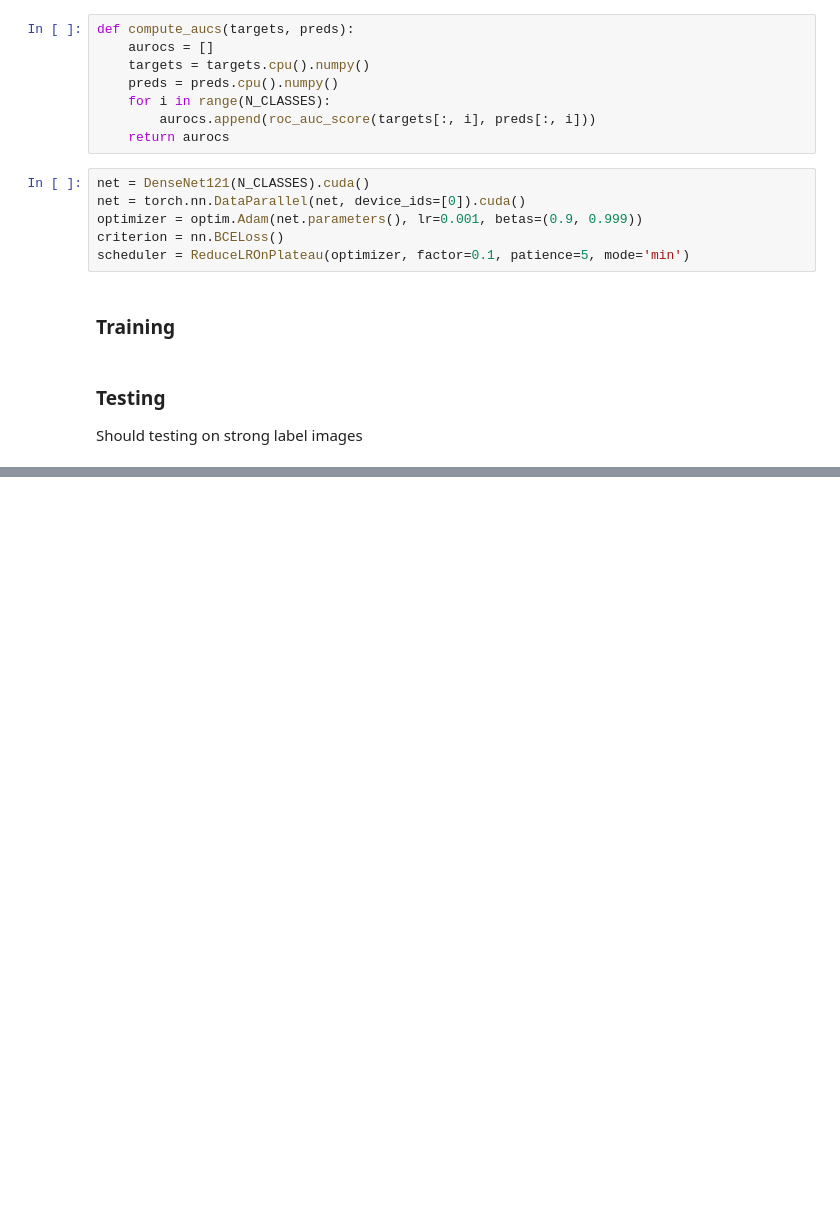
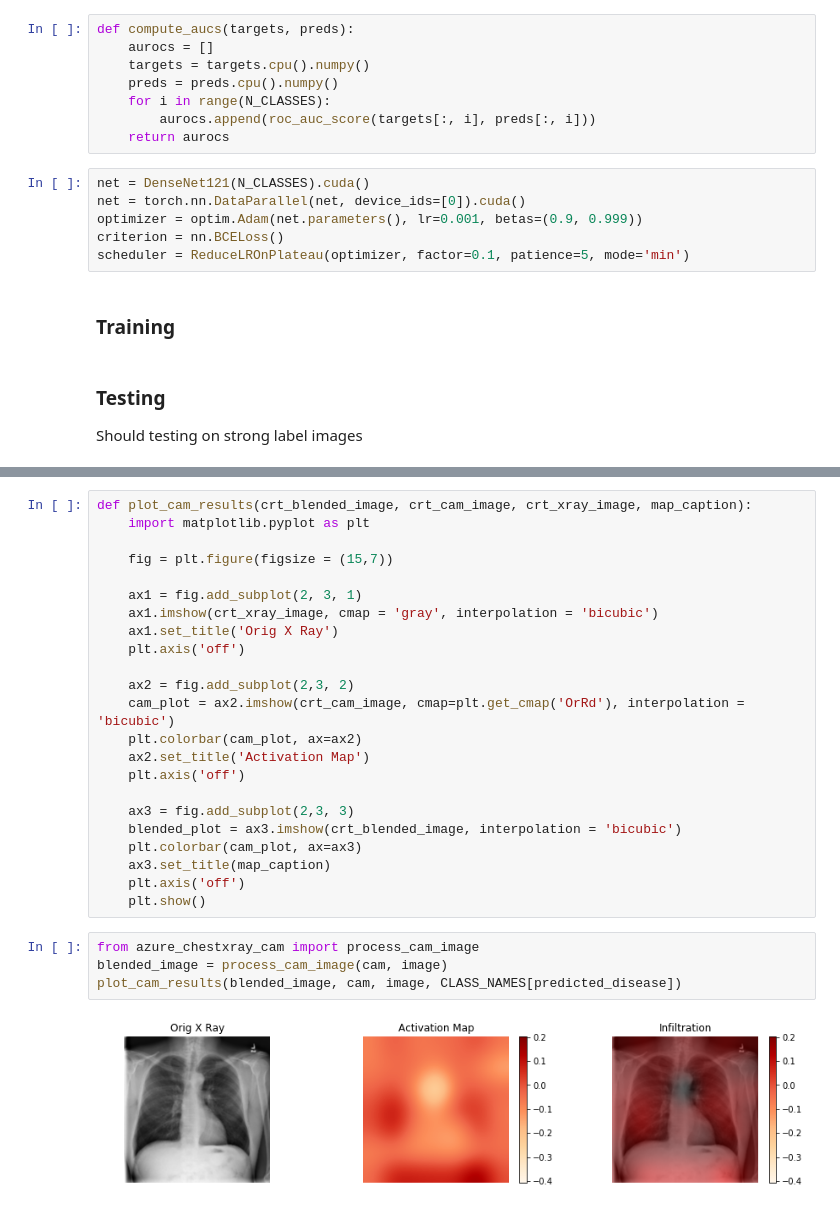
Before and after one commit to dattran2346/chestX-ray-14, a Jupyter notebook: DenseNet.ipynb, the cells around one changed output, grey strips where cells are left out. Drawn from its saved outputs; the diff is of its cells as text; blank space fills up the shorter version.

```diff
--- a/DenseNet.ipynb
+++ b/DenseNet.ipynb
@@ -197,0 +282,29 @@ The AUROC of Hernia is 0.8540255466083977
+# %%
+def plot_cam_results(crt_blended_image, crt_cam_image, crt_xray_image, map_caption):
+    import matplotlib.pyplot as plt
+
+    fig = plt.figure(figsize = (15,7))
+
+    ax1 = fig.add_subplot(2, 3, 1)
+    ax1.imshow(crt_xray_image, cmap = 'gray', interpolation = 'bicubic')
+    ax1.set_title('Orig X Ray')
+    plt.axis('off')
+
+    ax2 = fig.add_subplot(2,3, 2)
+    cam_plot = ax2.imshow(crt_cam_image, cmap=plt.get_cmap('OrRd'), interpolation = 'bicubic')
+    plt.colorbar(cam_plot, ax=ax2)
+    ax2.set_title('Activation Map')
+    plt.axis('off')
+
+    ax3 = fig.add_subplot(2,3, 3)
+    blended_plot = ax3.imshow(crt_blended_image, interpolation = 'bicubic')
+    plt.colorbar(cam_plot, ax=ax3)
+    ax3.set_title(map_caption)
+    plt.axis('off')
+    plt.show()
+# %%
+from azure_chestxray_cam import process_cam_image
+blended_image = process_cam_image(cam, image)
+plot_cam_results(blended_image, cam, image, CLASS_NAMES[predicted_disease])
+# %% [output]
+[figure, added]
```
Also changed, not shown: parts of 11 cells of this notebook.
